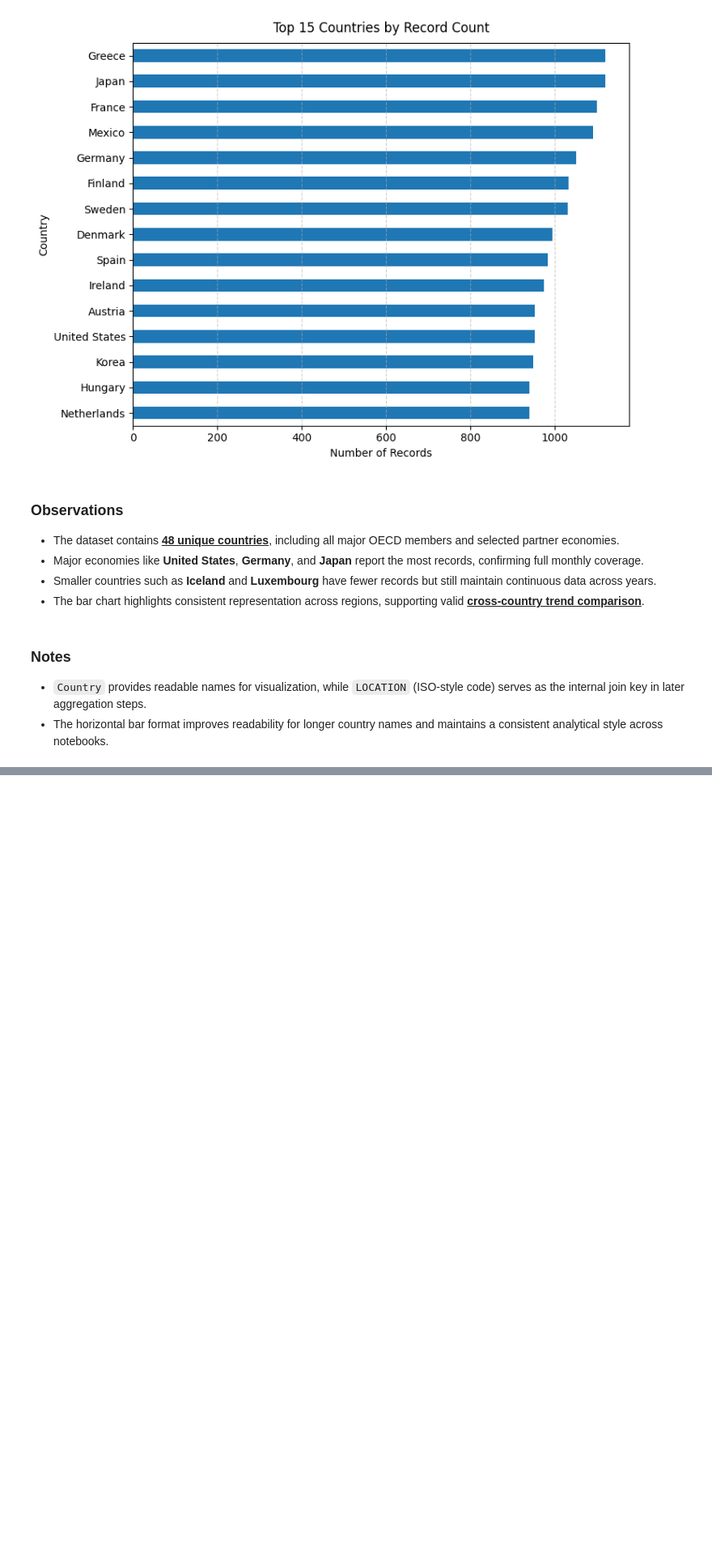
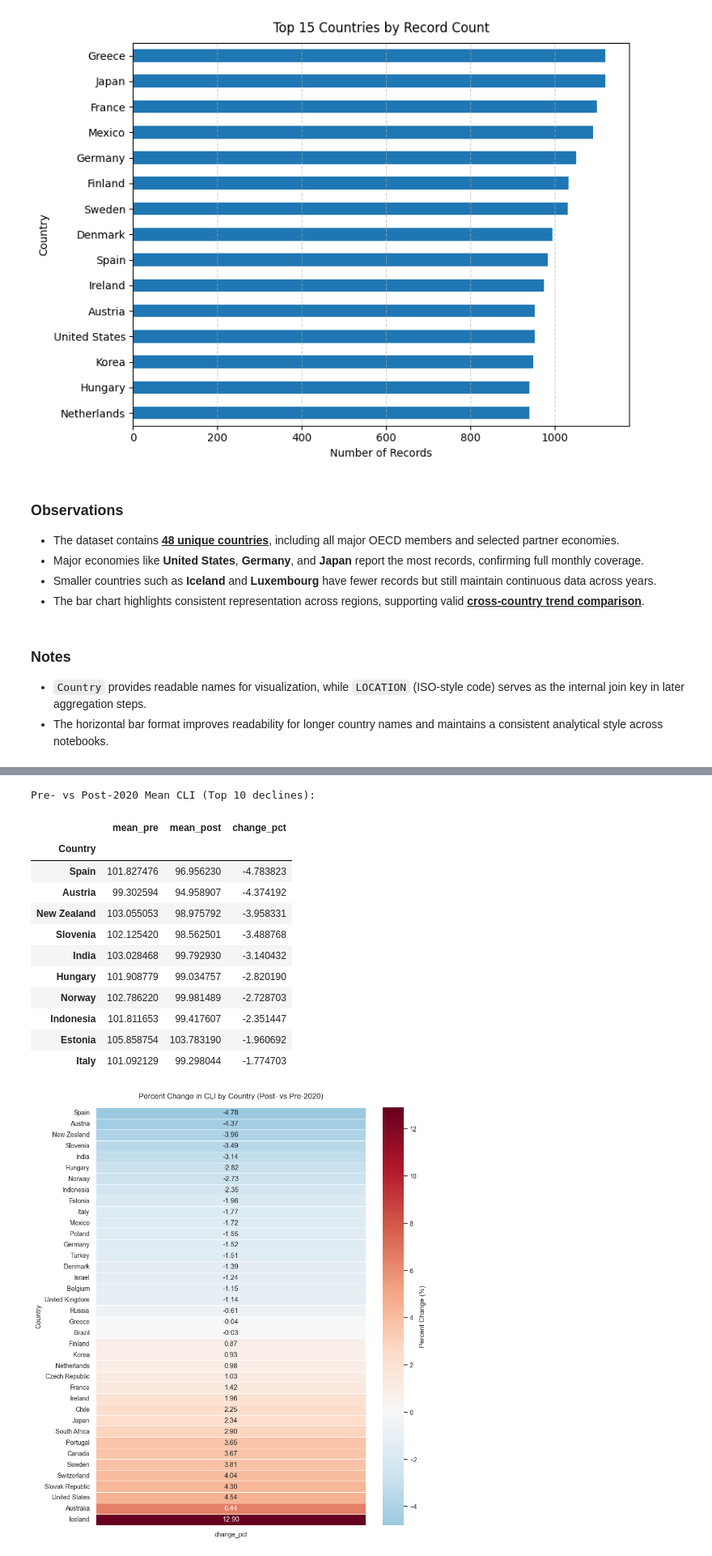
Before and after one commit to JingPansh22/oecd-leading-indicators, a Jupyter notebook: notebooks/03_cli_trends_analysis.ipynb, the cells around one changed output, grey strips where cells are left out. Shown at 81% size. Cells and saved outputs as stored; diff of their text form; code cells hidden in the pictures; blank space fills up the shorter version.

```diff
--- a/notebooks/03_cli_trends_analysis.ipynb
+++ b/notebooks/03_cli_trends_analysis.ipynb
@@ -453,0 +390,58 @@ Top 10 Countries by Volatility (standard deviation):
+# %%
+import pandas as pd
+import seaborn as sns
+import matplotlib.pyplot as plt
+
+# --- 1️⃣ Split data into pre- and post-2020 windows ---
+df_pre2020  = df_cli_ready[df_cli_ready['TIME_PARSED'] < '2020-01-01']
+df_post2020 = df_cli_ready[df_cli_ready['TIME_PARSED'] >= '2020-01-01']
+
+# --- 2️⃣ Compute mean CLI by country for each window ---
+mean_pre  = df_pre2020.groupby('Country')['Value'].mean().rename('mean_pre')
+mean_post = df_post2020.groupby('Country')['Value'].mean().rename('mean_post')
+
+# Merge & compute percentage change
+compare_df = pd.concat([mean_pre, mean_post], axis=1)
+compare_df['change_pct'] = ((compare_df['mean_post'] - compare_df['mean_pre'])
+                            / compare_df['mean_pre']) * 100
+compare_df = compare_df.dropna().sort_values('change_pct')
+
+print("Pre- vs Post-2020 Mean CLI (Top 10 declines):")
+display(compare_df.head(10))
+
+# --- 3️⃣ Heatmap visualization ---
+plt.figure(figsize=(9, 10))
+sns.set_theme(style="whitegrid", font_scale=0.9)
+
+# 使用红蓝对比更明显的调色板 + 居中对齐颜色
+ax = sns.heatmap(
+    compare_df[['change_pct']],
+    cmap="RdBu_r",      # 更强烈的红蓝对比（r表示反转：红=下降，蓝=上升）
+    center=0,
+    annot=True,         # 显示数值
+    fmt=".2f",
+    linewidths=0.4,
+    cbar_kws={'label': 'Percent Change (%)'}
+)
+
+ax.set_title("Percent Change in CLI by Country (Post- vs Pre-2020)", pad=14, fontsize=12)
+ax.set_xlabel("")
+ax.set_ylabel("Country")
+
+plt.tight_layout()
+plt.show()
+# %% [output]
+Pre- vs Post-2020 Mean CLI (Top 10 declines):
+|  | mean_pre | mean_post | change_pct |
+| Country |  |  |  |
+| Spain | 101.827476 | 96.956230 | -4.783823 |
+| Austria | 99.302594 | 94.958907 | -4.374192 |
+| New Zealand | 103.055053 | 98.975792 | -3.958331 |
+| Slovenia | 102.125420 | 98.562501 | -3.488768 |
+| India | 103.028468 | 99.792930 | -3.140432 |
+| Hungary | 101.908779 | 99.034757 | -2.820190 |
+| Norway | 102.786220 | 99.981489 | -2.728703 |
+| Indonesia | 101.811653 | 99.417607 | -2.351447 |
+| Estonia | 105.858754 | 103.783190 | -1.960692 |
+| Italy | 101.092129 | 99.298044 | -1.774703 |
+[figure, added]
```
Also changed, not shown: parts of 20 cells of this notebook, 3 other files.
